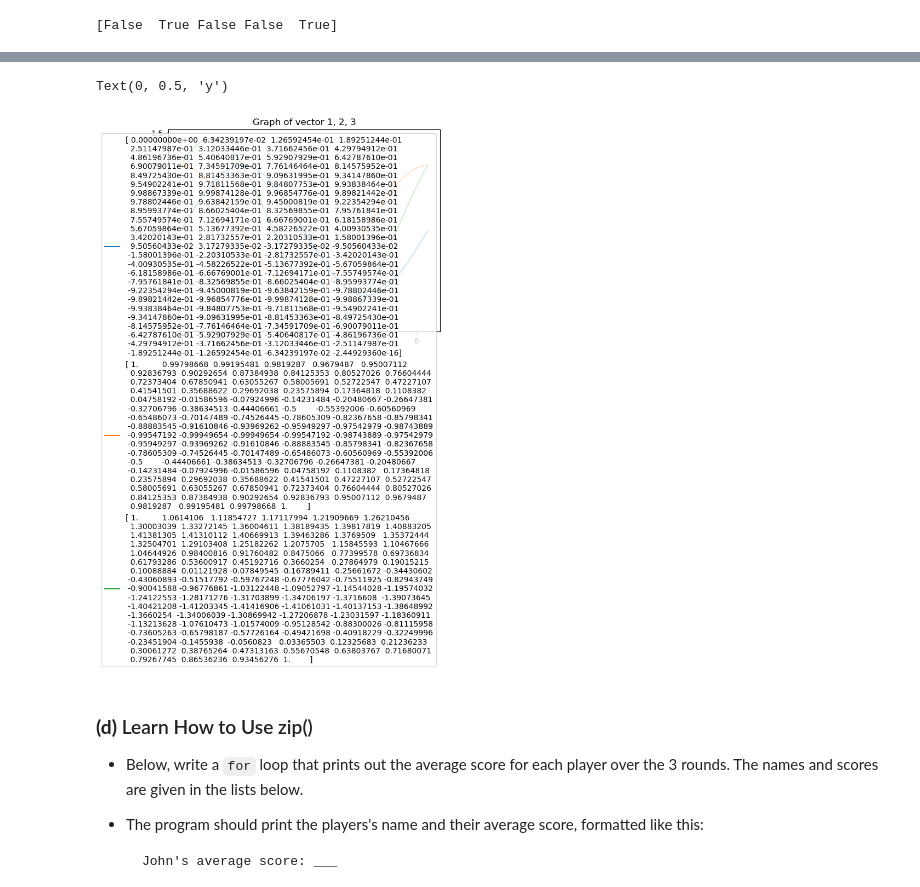
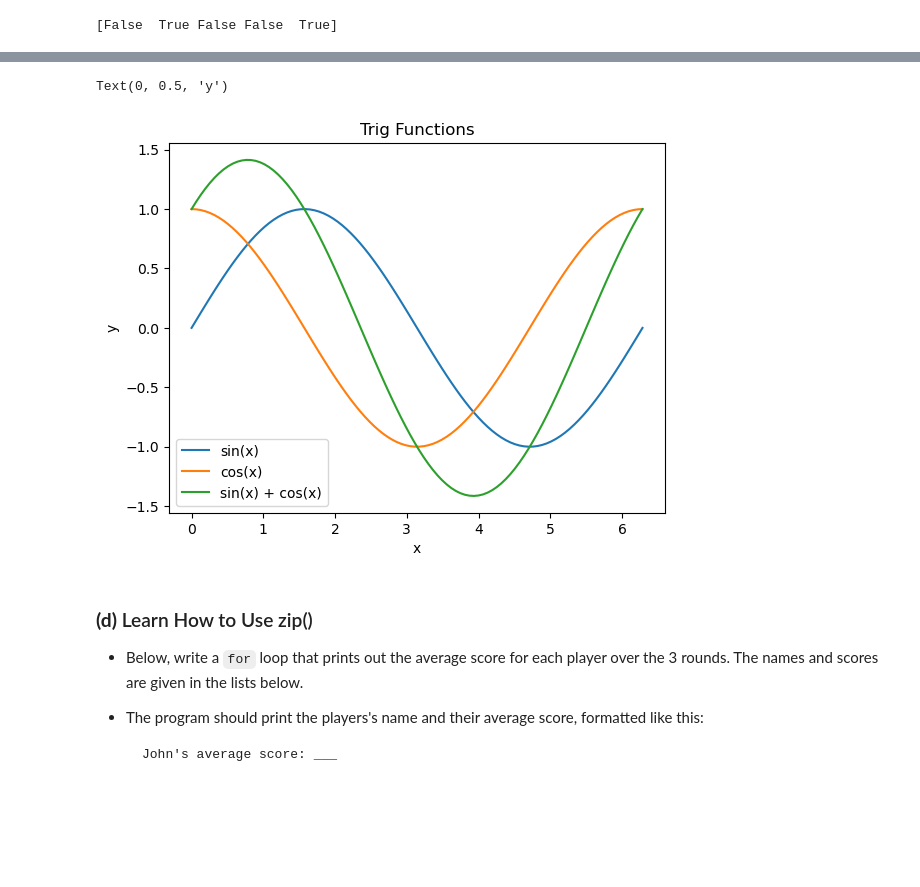
Before and after one commit to SophiaBraskamp/datasci151spring2026, a Jupyter notebook: _assignments/assignment_4/Assignment4 copy.ipynb, the cells around one changed output, grey strips where cells are left out. Saved outputs shown, nothing was run; the diff lists cells and outputs as text; code cells hidden in the pictures; blank space fills up the shorter version.

```diff
--- a/_assignments/assignment_4/Assignment4 copy.ipynb
+++ b/_assignments/assignment_4/Assignment4 copy.ipynb
@@ -112,26 +112,26 @@ print(top_ratings_arr > avg_top)
 # %%
 # Write your answer here
 vec_x = np.linspace(0, 2*np.pi, 100)
 
 vec_y1 = np.sin(vec_x)
 vec_y2 = np.cos(vec_x)
 vec_y3 = np.sin(vec_x)+np.cos(vec_x)
 
 list_vectors = [vec_y1, vec_y2, vec_y3]
+vector_names = ["sin(x)", "cos(x)", "sin(x) + cos(x)"]
 
 
-###### HOW TO ADD THE TITLES ?!
-
-for i in list_vectors:
-    plt.plot(vec_x, i, label = "i")
+# Couldn't figure out how to do it without zip otherwise all the names were coming out wrong
+for i, l in zip(list_vectors, vector_names):
+    plt.plot(vec_x, i, label = l)
 
 plt.legend()
-plt.title("Graph of vector 1, 2, 3")
+plt.title("Trig Functions")
 plt.xlabel('x')
 plt.ylabel('y')
 # %% [output]
 Text(0, 0.5, 'y')
-[figure, old version]
+[figure, new version]
 # %% [markdown]
 ### **(d)** Learn How to Use zip()
 
```
Also changed, not shown: parts of 1 cell of this notebook.
